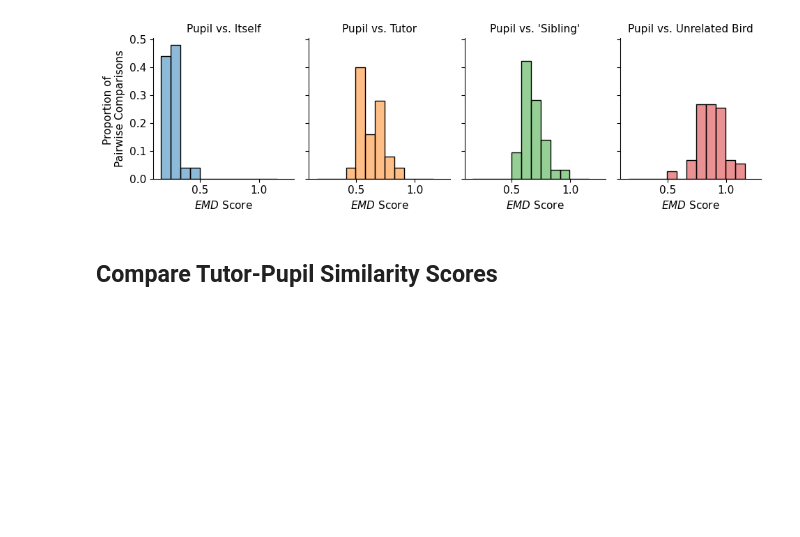
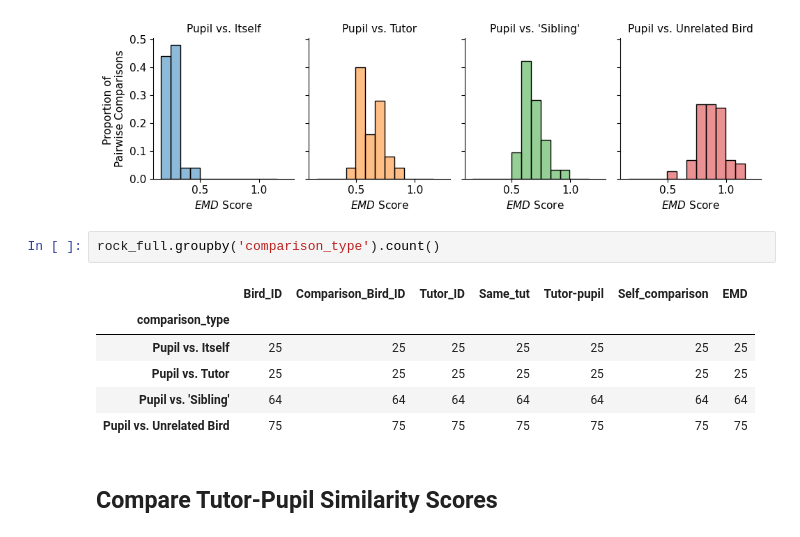
Before and after one commit to theresekoch/AVN_paper, a Jupyter notebook: 05 - Similarity Scoring/01 - Plot EMDs.ipynb, the cells around one changed output. Saved outputs shown, nothing was run; the diff lists cells and outputs as text; blank space fills up the shorter version.

```diff
--- a/05 - Similarity Scoring/01 - Plot EMDs.ipynb
+++ b/05 - Similarity Scoring/01 - Plot EMDs.ipynb
@@ -108,6 +126,15 @@ plt.xlim(0.1, 1.3)
 (0.1, 1.3)
 <Figure size 300x200 with 0 Axes>
 [figure]
+# %%
+rock_full.groupby('comparison_type').count()
+# %% [output]
+|  | Bird_ID | Comparison_Bird_ID | Tutor_ID | Same_tut | Tutor-pupil | Self_comparison | EMD |
+| comparison_type |  |  |  |  |  |  |  |
+| Pupil vs. Itself | 25 | 25 | 25 | 25 | 25 | 25 | 25 |
+| Pupil vs. Tutor | 25 | 25 | 25 | 25 | 25 | 25 | 25 |
+| Pupil vs. 'Sibling' | 64 | 64 | 64 | 64 | 64 | 64 | 64 |
+| Pupil vs. Unrelated Bird | 75 | 75 | 75 | 75 | 75 | 75 | 75 |
 # %% [markdown]
 ## Compare Tutor-Pupil Similarity Scores
 # %%
```
Also changed, not shown: parts of 3 cells of this notebook.
